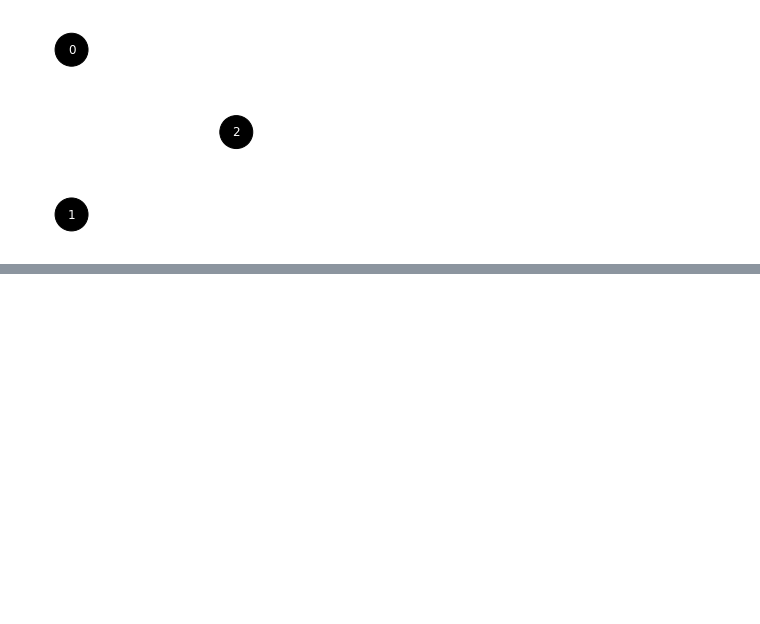
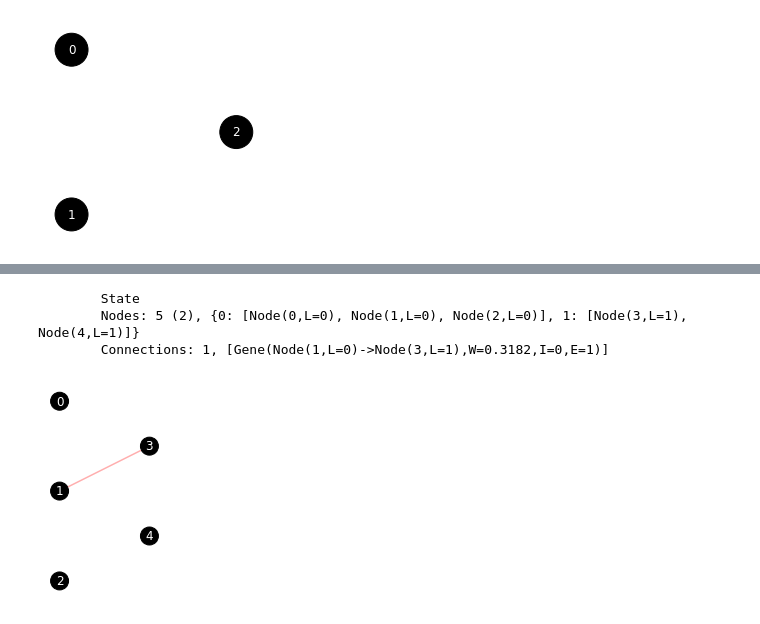
Before and after one commit to drewcurran/COS398_NEAT, a Jupyter notebook: NEAT/test_code.ipynb, the cells around one changed output, grey strips where cells are left out. Drawn from its saved outputs; the diff is of its cells as text; code cells hidden in the pictures; blank space fills up the shorter version.

```diff
--- a/NEAT/test_code.ipynb
+++ b/NEAT/test_code.ipynb
@@ -433,0 +417,8 @@ genome6
+# %%
+population = Population(1000, 2, 2)
+game = Game(population)
+game.play_game()
+population.update_generation()
+print("Number of Species: " + str(len(population.species)))
+for i in range(len(population.species)):
+    print("Species %d - Players: %d, Average Fitness: %.4f" % (i, len(population.species[i].players), population.species[i].average_fitness))
@@ -433,0 +435,6 @@ genome6
+# %%
+species = population.species[0]
+for i in range(10):
+    player = species.players[i]
+    player.nn.print_state()
+    player.nn.draw_state()
@@ -433,0 +459,9 @@ genome6
+# %%
+player = species.players[0]
+player.nn.print_state()
+player.nn.draw_state()
+# %% [output]
+        State
+        Nodes: 5 (2), {0: [Node(0,L=0), Node(1,L=0), Node(2,L=0)], 1: [Node(3,L=1), Node(4,L=1)]}
+        Connections: 1, [Gene(Node(1,L=0)->Node(3,L=1),W=0.3182,I=0,E=1)]
+[figure, added]
```
Also changed, not shown: parts of 40 cells of this notebook, 4 other files.
